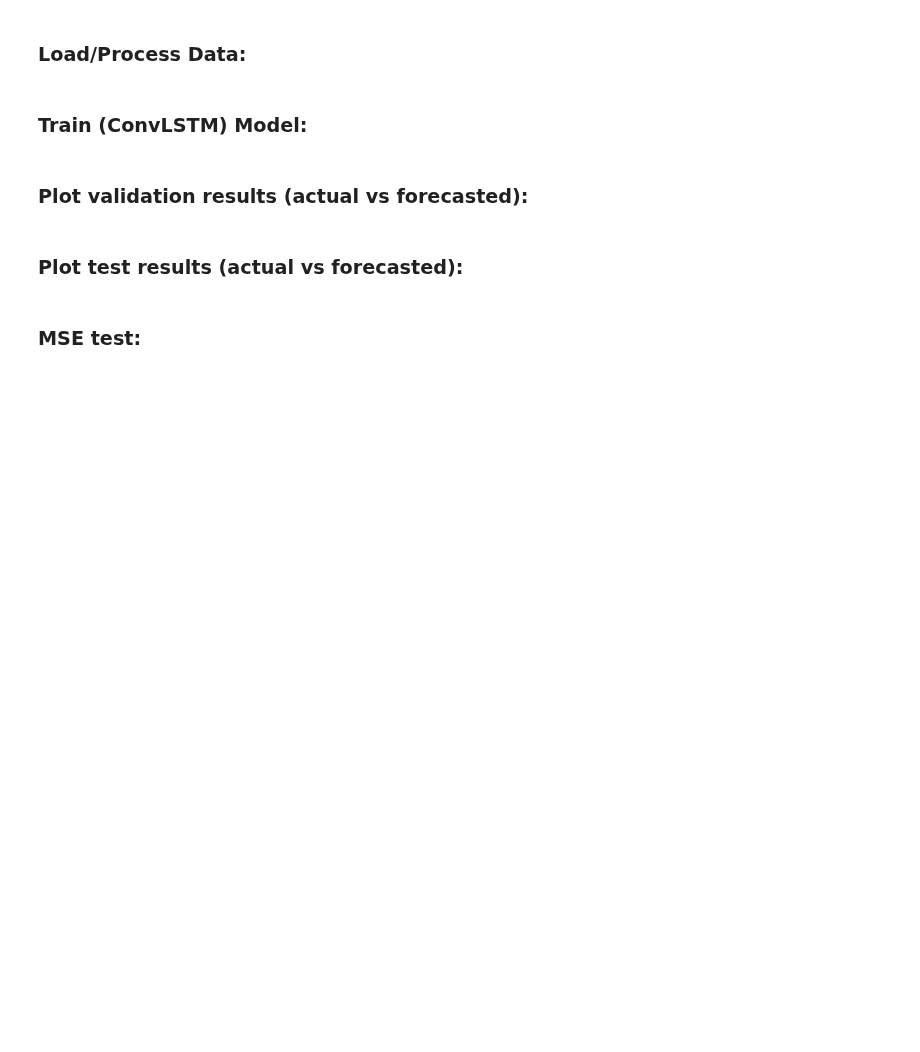
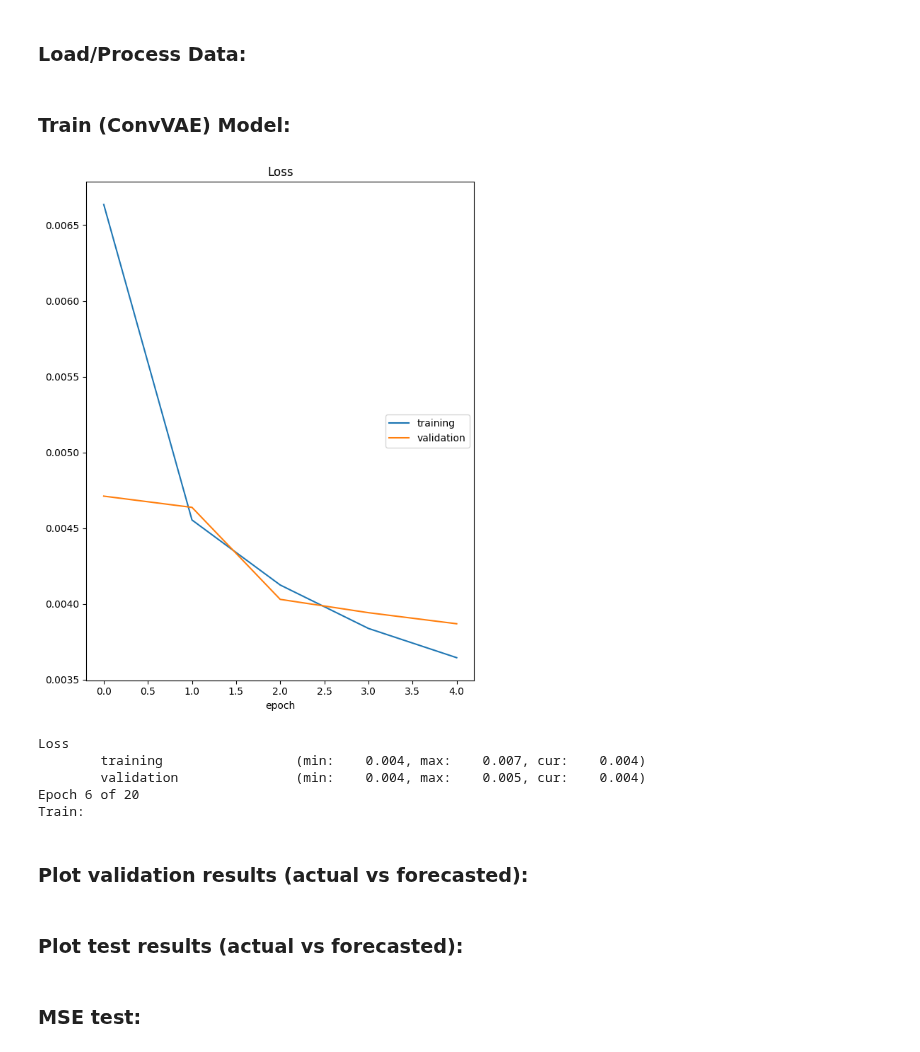
Before and after one commit to edsml-sm1122/ads-wildfire, a Jupyter notebook: wildfire/objective_2.ipynb, the cells around one changed output. Drawn from its saved outputs; the diff is of its cells as text; code cells hidden in the pictures; blank space fills up the shorter version.

```diff
--- a/wildfire/objective_2.ipynb
+++ b/wildfire/objective_2.ipynb
@@ -41,27 +16,29 @@ val_loader = DataLoader(val_dataset, batch_size=32, shuffle=False)
+# %%
+batch_size = 32
+
+train_path = 'data/Ferguson_fire_train.npy'
+train_loader = create_dataloader(train_path, batch_size)
+
+val_path = 'data/Ferguson_fire_test.npy'
+val_loader = create_dataloader(val_path, batch_size, mode='val')
 # %% [markdown]
-### Train (ConvLSTM) Model:
+### Train (ConvVAE) Model:
 # %%
 device = 'cpu'
-n_layers = 1
+cvae = cVAE.VAE_Conv(device).to(device)
 
-sequence_length = 1
-channels = 1
-epochs = 20
-clstm = cLSTM.ConvLSTM(input_dim=channels,
-                 hidden_dim=16,
-                 kernel_size=(3, 3),
-                 num_layers=1,
-                 batch_first=True,
-                 bias=True,
-                 return_all_layers=False).to(device)
-
-if not os.path.exists('models/clstm.pt'):
-    clstm = train(clstm, train_loader, val_loader, epochs=epochs, device=device)
-    if not os.path.exists('models/'):
-        os.makedirs('models/')
-    torch.save(clstm.state_dict(), 'models/clstm.pt')
+if not os.path.exists('models/cvae.pt'):
+    cvae = train(cvae, train_loader, val_loader, epochs=20, device=device)
+    torch.save(cvae.state_dict(), 'models/cvae.pt')
 else:
-    clstm.load_state_dict(torch.load('models/clstm.pt', map_location=torch.device('cpu')))
+    cvae.load_state_dict(torch.load('models/cvae.pt'))
+# %% [output]
+[figure, added]
+Loss
+        training                 (min:    0.004, max:    0.007, cur:    0.004)
+        validation               (min:    0.004, max:    0.005, cur:    0.004)
+Epoch 6 of 20
+Train:
 # %% [markdown]
 ### Plot validation results (actual vs forecasted):
 # %%
```
Also changed, not shown: parts of 7 cells of this notebook, 3 other files.
